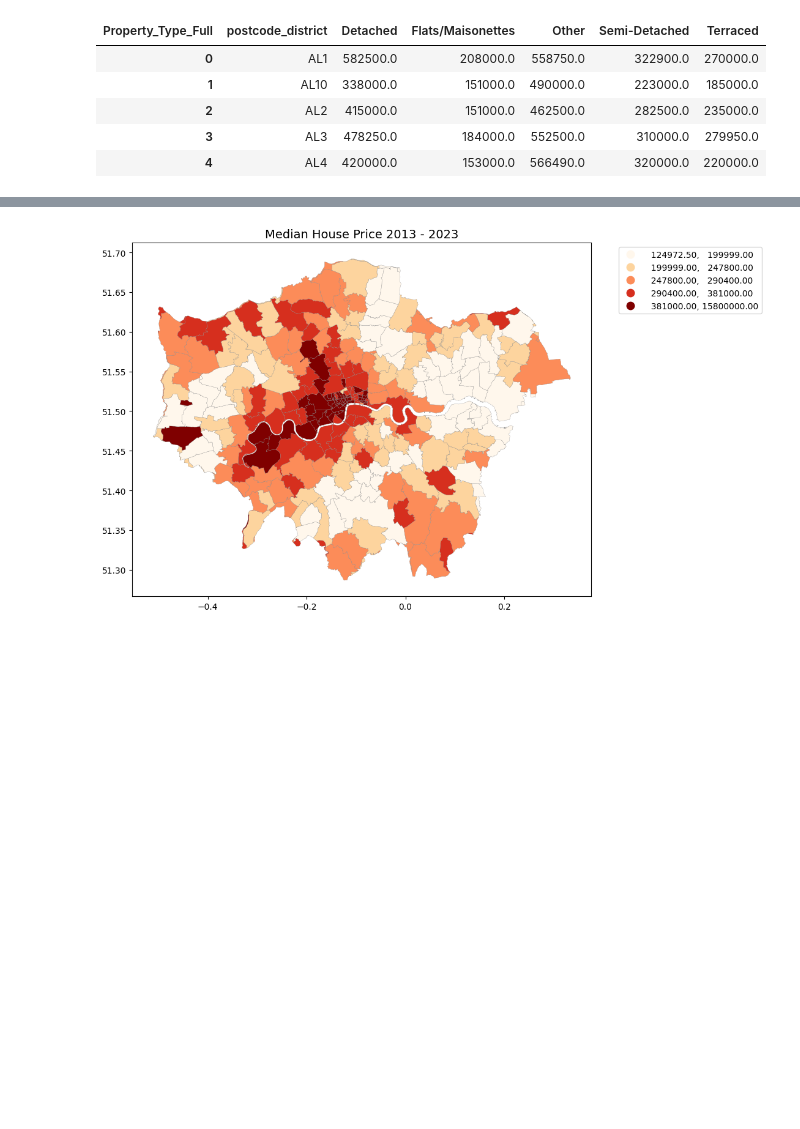
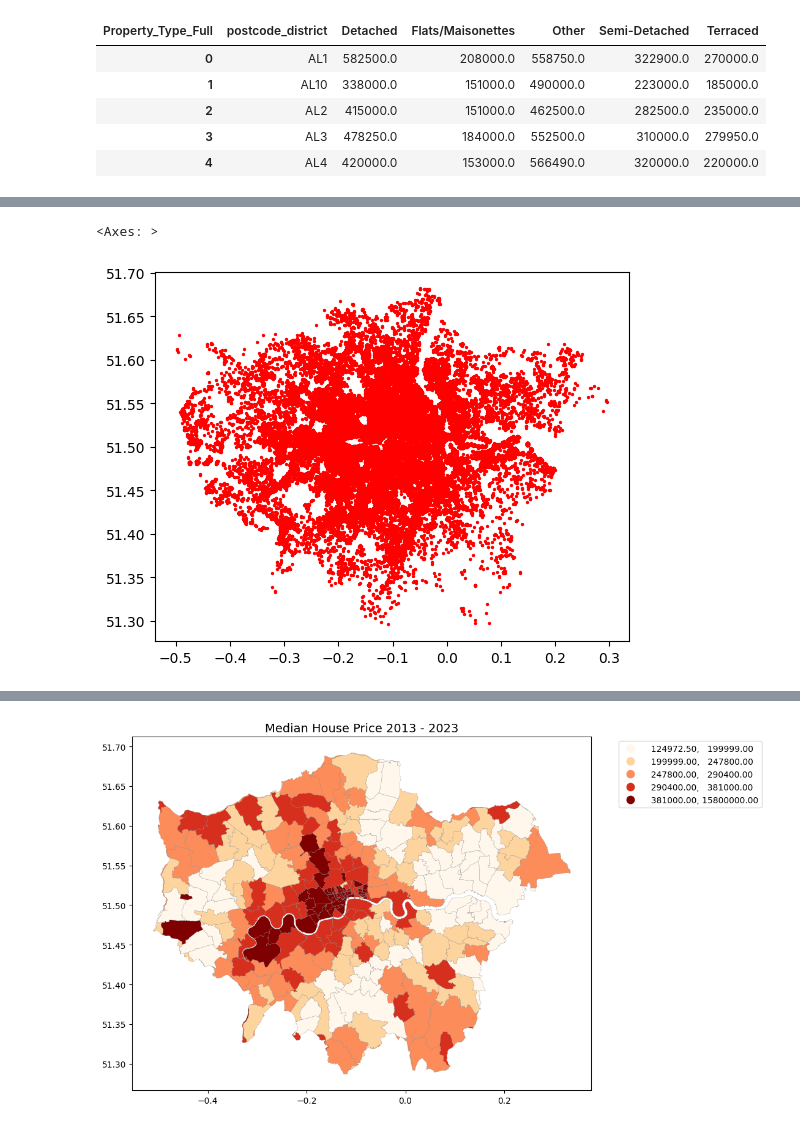
Before and after one commit to SammyGIS/airbnb-spatial-analysis, a Jupyter notebook: airbnb-spatial-analysis.ipynb, the cells around one changed output, grey strips where cells are left out. Drawn from its saved outputs; the diff is of its cells as text; code cells hidden in the pictures; blank space fills up the shorter version.

```diff
--- a/airbnb-spatial-analysis.ipynb
+++ b/airbnb-spatial-analysis.ipynb
@@ -797,0 +807,8 @@ price_property_type.head()
+# %%
+# Create a GeoDataFrame from the DataFrame
+airbnb_listing_gdf = gpd.GeoDataFrame(
+    airbnb_listing_df,
+    geometry=gpd.points_from_xy(airbnb_listing_df.longitude, airbnb_listing_df.latitude),
+    crs="EPSG:4326"
+)
+airbnb_listing_gdf.head()
@@ -797,0 +833,7 @@ price_property_type.head()
+# %%
+# Plot the GeoDataFrame
+airbnb_listing_gdf.plot(markersize=2, color='red')
+# airbnb_listing_gdf.sjoin(london_postal_district)
+# %% [output]
+<Axes: >
+[figure, added]
```
Also changed, not shown: parts of 5 cells of this notebook.
